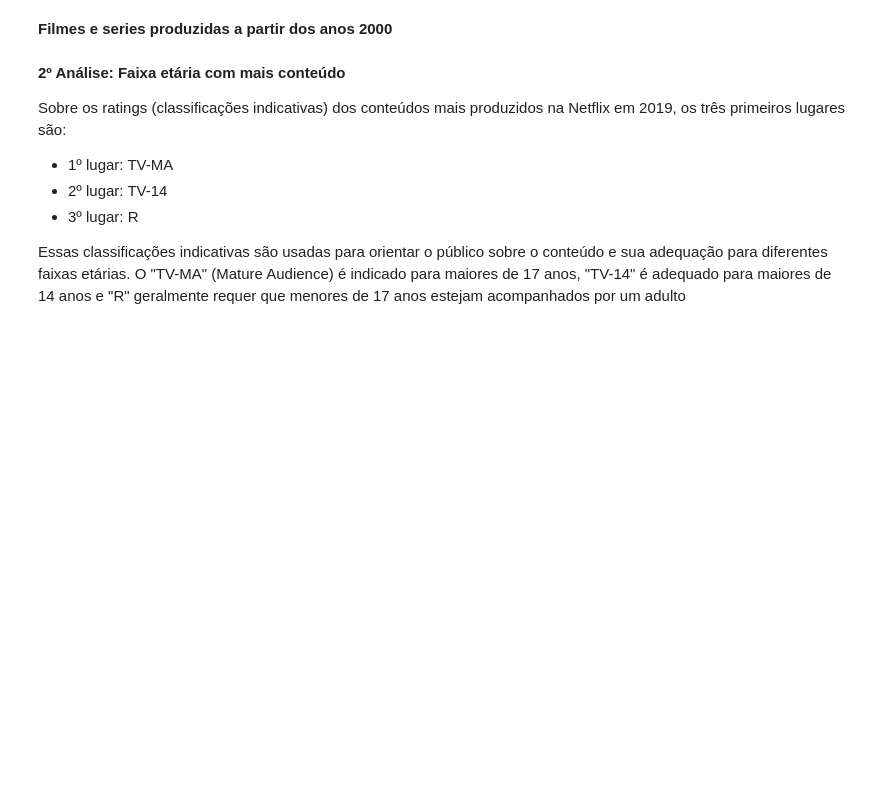
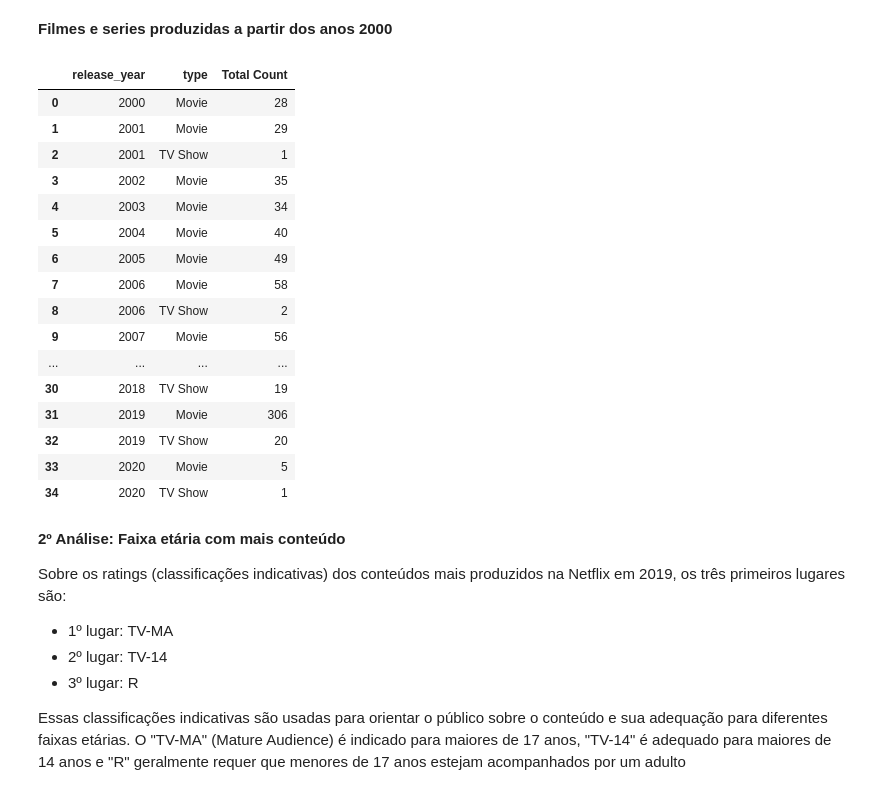
Before and after one commit to Hugox96/Netfliz_Python, a Jupyter notebook: Netflix.ipynb, the cells around one changed output. Saved outputs shown, nothing was run; the diff lists cells and outputs as text; code cells hidden in the pictures; blank space fills up the shorter version.

```diff
--- a/Netflix.ipynb
+++ b/Netflix.ipynb
@@ -214,4 +214,29 @@ plt.show()
 [figure]
 # %% [markdown]
 **Filmes e series produzidas a partir dos anos 2000**
+# %%
+import plotly.express as px
+producao = netflix_dados[["release_year", "type"]]
+
+producao = producao[producao['release_year']>=2000]
+producao = producao.groupby(['release_year', 'type']).size().reset_index(name='Total Count')
+producao
+# %% [output]
+|  | release_year | type | Total Count |
+| 0 | 2000 | Movie | 28 |
+| 1 | 2001 | Movie | 29 |
+| 2 | 2001 | TV Show | 1 |
+| 3 | 2002 | Movie | 35 |
+| 4 | 2003 | Movie | 34 |
+| 5 | 2004 | Movie | 40 |
+| 6 | 2005 | Movie | 49 |
+| 7 | 2006 | Movie | 58 |
+| 8 | 2006 | TV Show | 2 |
+| 9 | 2007 | Movie | 56 |
+| ... | ... | ... | ... |
+| 30 | 2018 | TV Show | 19 |
+| 31 | 2019 | Movie | 306 |
+| 32 | 2019 | TV Show | 20 |
+| 33 | 2020 | Movie | 5 |
+| 34 | 2020 | TV Show | 1 |
 # %%
```
Also changed, not shown: parts of 5 cells of this notebook.
